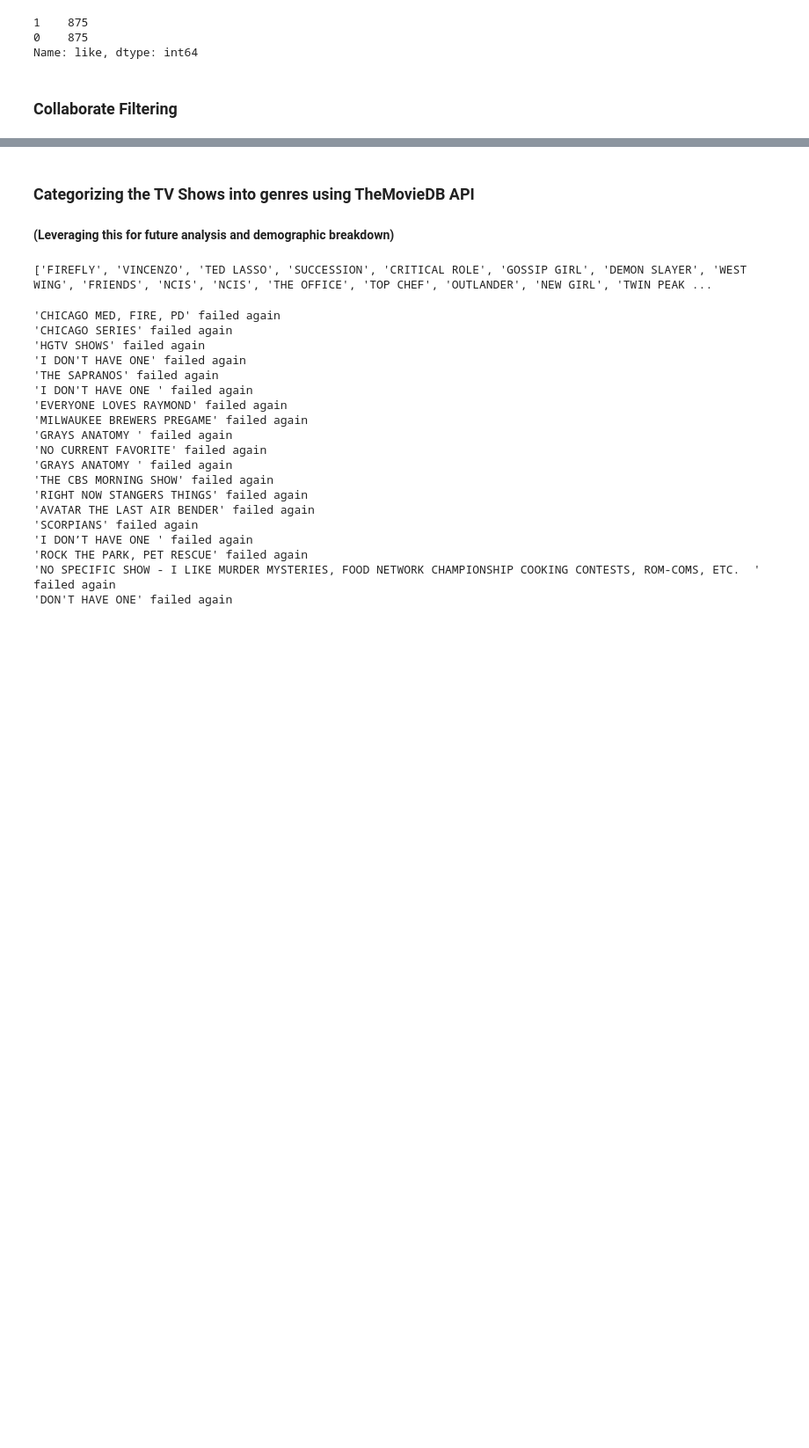
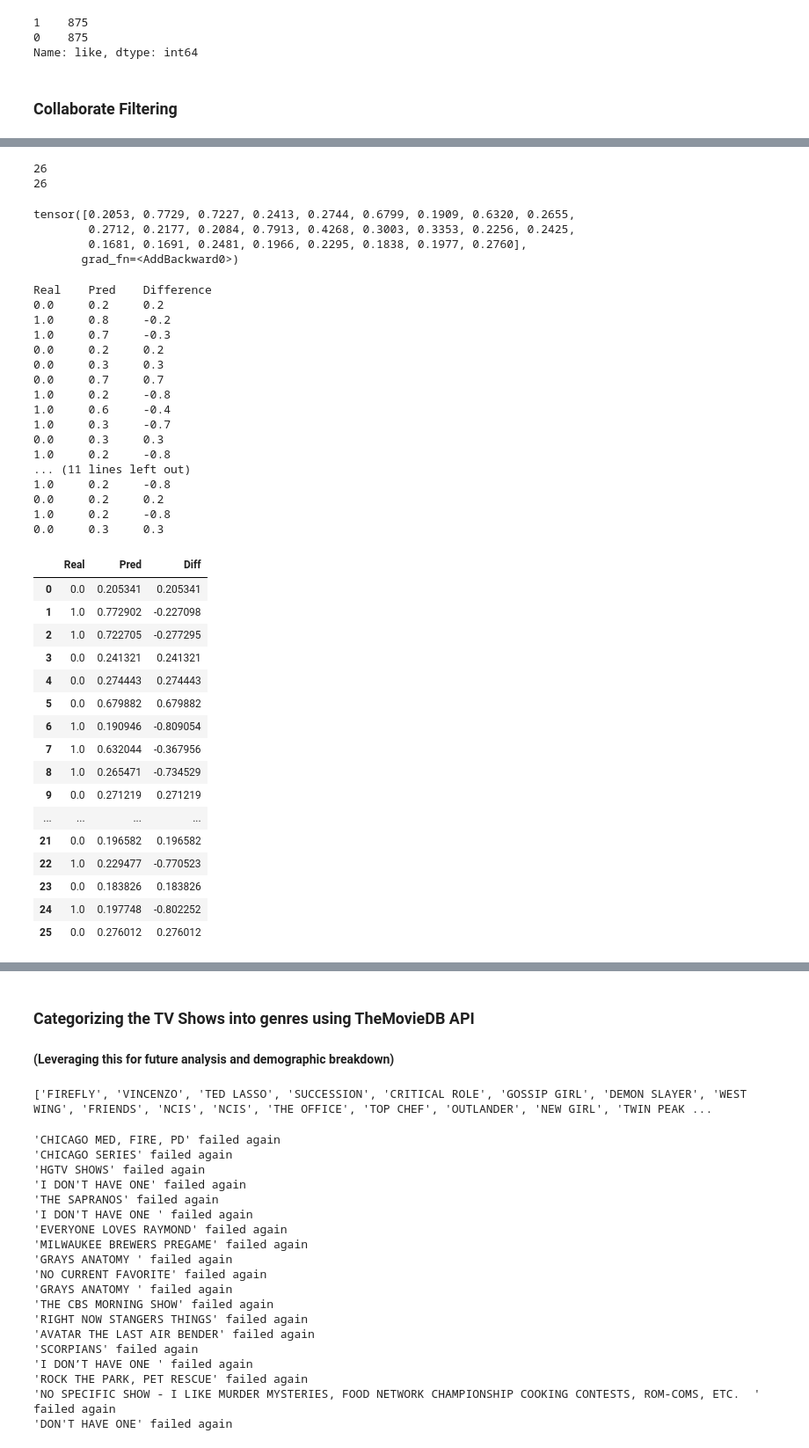
Before and after one commit to PamFernandez/veggie-tales, a Jupyter notebook: data_cleaning.ipynb, the cells around one changed output, grey strips where cells are left out. Shown at 88% size. Cells and saved outputs as stored; diff of their text form; code cells hidden in the pictures; blank space fills up the shorter version.

```diff
--- a/data_cleaning.ipynb
+++ b/data_cleaning.ipynb
@@ -1087,0 +1076,72 @@ cf_data[cf_data['id']=='47']
+# %%
+print(len([47,47,47,47,47,47,47,47,47,47,47,47,47,47,47,47,47,47,47,47,47,47,47,47,47,47]))
+print(len([1,2,3,7,8,9,10,11,13,14,17,18,19,20,21,22,23,24,26,27,28,29,30,31,32,33]))
+# %% [output]
+26
+26
+# %%
+user_47 = tensor([47,47,47,47,47,47,47,47,47,47,47,47,47,47,47,47,47,47,47,47,47,47,47,47,47,47])
+item_47 = tensor([1,2,3,7,8,9,10,11,13,14,17,18,19,20,21,22,23,24,26,27,28,29,30,31,32,33])
+item_47
+preds_47 = learn.model(user_47, item_47)
+preds_47
+# %% [output]
+tensor([0.2053, 0.7729, 0.7227, 0.2413, 0.2744, 0.6799, 0.1909, 0.6320, 0.2655,
+        0.2712, 0.2177, 0.2084, 0.7913, 0.4268, 0.3003, 0.3353, 0.2256, 0.2425,
+        0.1681, 0.1691, 0.2481, 0.1966, 0.2295, 0.1838, 0.1977, 0.2760],
+       grad_fn=<AddBackward0>)
+# %%
+#Creating df to save prediction output
+cf_real47 = []
+cf_pred47 = []
+cf_diff47 = []
+
+preds_47 = learn.model(user_47, item_47)
+print('Real\tPred\tDifference')
+for p in list(zip(ratings, preds_47)):
+    print('{}\t{:.1f}\t{:.1f}'.format(p[0],p[1],p[1]-p[0]))
+    cf_real47.append(p[0].item())
+    cf_pred47.append(p[1].item())
+    cf_diff47.append(p[1].item()-p[0].item())
+
+#SAVING RESULTS TO DATAFRAME TO EXPORT LATER
+pred_result_47 = pd.DataFrame()
+pred_result_47['Real'] = cf_real47
+pred_result_47['Pred'] = cf_pred47
+pred_result_47['Diff'] = cf_diff47
+pred_result_47
+# %% [output]
+Real    Pred    Difference
+0.0     0.2     0.2
+1.0     0.8     -0.2
+1.0     0.7     -0.3
+0.0     0.2     0.2
+0.0     0.3     0.3
+0.0     0.7     0.7
+1.0     0.2     -0.8
+1.0     0.6     -0.4
+1.0     0.3     -0.7
+0.0     0.3     0.3
+1.0     0.2     -0.8
+... (11 lines left out)
+1.0     0.2     -0.8
+0.0     0.2     0.2
+1.0     0.2     -0.8
+0.0     0.3     0.3
+|  | Real | Pred | Diff |
+| 0 | 0.0 | 0.205341 | 0.205341 |
+| 1 | 1.0 | 0.772902 | -0.227098 |
+| 2 | 1.0 | 0.722705 | -0.277295 |
+| 3 | 0.0 | 0.241321 | 0.241321 |
+| 4 | 0.0 | 0.274443 | 0.274443 |
+| 5 | 0.0 | 0.679882 | 0.679882 |
+| 6 | 1.0 | 0.190946 | -0.809054 |
+| 7 | 1.0 | 0.632044 | -0.367956 |
+| 8 | 1.0 | 0.265471 | -0.734529 |
+| 9 | 0.0 | 0.271219 | 0.271219 |
+| ... | ... | ... | ... |
+| 21 | 0.0 | 0.196582 | 0.196582 |
+| 22 | 1.0 | 0.229477 | -0.770523 |
+| 23 | 0.0 | 0.183826 | 0.183826 |
+| 24 | 1.0 | 0.197748 | -0.802252 |
+| 25 | 0.0 | 0.276012 | 0.276012 |
```
Also changed, not shown: parts of 16 cells of this notebook, 7 other files.
